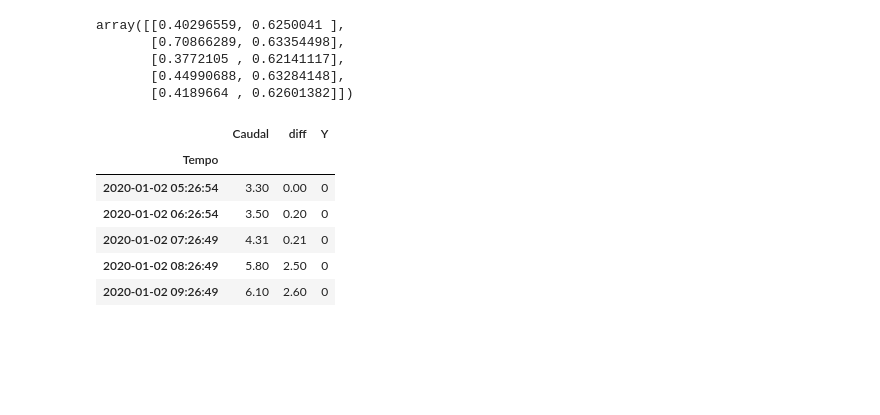
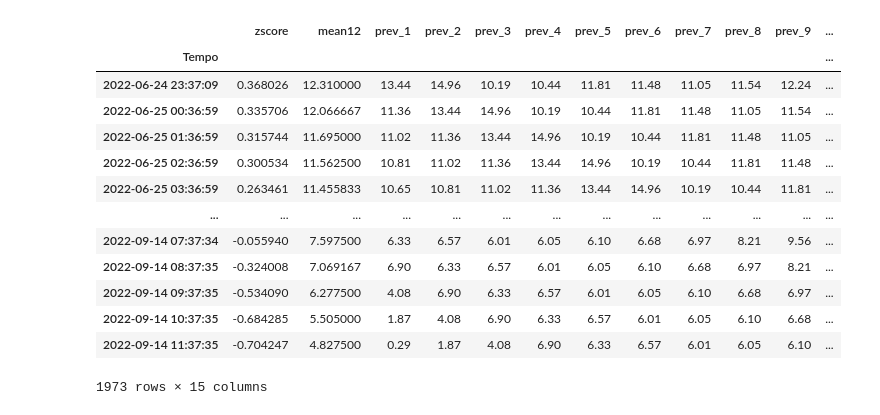
Before and after one commit to Francisc0F/projeto_licenciatura, a Jupyter notebook: caracterização de dados/Método random forest.ipynb, the cells around one changed output. Cells and saved outputs as stored; diff of their text form; code cells hidden in the pictures; blank space fills up the shorter version.

```diff
--- a/caracterização de dados/Método random forest.ipynb
+++ b/caracterização de dados/Método random forest.ipynb
@@ -62,7 +90,7 @@ for date in date_times:
     # subtract n days from the current date
     days = 5
     modified_date = date - timedelta(days=days)
-    for i in range(days - 2):
+    for i in range(days - 1):
         modified_dates.append(modified_date + timedelta(days=i+1))
 #print(modified_dates)
 
@@ -248,52 +208,36 @@ TypeError: cannot convert the series to <class 'float'>
-# %%
-clusters
-# %% [output]
-array([[0.40296559, 0.6250041 ],
-       [0.70866289, 0.63354498],
-       [0.3772105 , 0.62141117],
-       [0.44990688, 0.63284148],
-       [0.4189664 , 0.62601382]])
 # %%
-def prepDataSet(caudal):
-    #cau = caudal.resample('3H').max()
-    caudal['diff'] = caudal['Caudal'].diff()
-
-
-
-    '''diff2 = diff.diff()
-    diff3 = diff2.diff()
-    diff4 = diff3.diff()
-    diff5 = diff4.diff()
-    cau['diff2'] = diff
-    cau['diff3'] = diff2.diff()
-    cau['diff4'] = diff3.diff()
-    cau['diff5'] = diff4.diff()
-    cau['diff6'] = diff5.diff()'''
-
+def setSupervisedLearning(caudal):
+    copyCaudal = caudal.copy()
+    copyCaudal = copyCaudal.drop(columns=['Caudal', 'Caudal_normalized', 'norm_x', 'norm_y','timediff'])
     #cau['Weekday'] = cau.index.dayofweek
     #cau['month'] = cau.index.month
     # no data = '2022-06-13','2022-06-20', '2022-06-27',
-    values = ['2022-05-26', '2022-05-20', '2022-05-19','2022-05-12', '2022-07-01', '2022-07-08', '2022-08-04', '2022-08-29', '2022-10-07']
-    #np.where((abs(cau['diff6']) > 2), 3,0)
-    caudal['Y'] = np.where(caudal.index.isin(values), 1, 0)
-    #cau['Max'] = dfCaudal.resample('12H').max()
-    #cau['Min'] = dfCaudal.resample('12H').min()
-    #cau['Std'] = dfCaudal.resample('12H').std()
+    #print(modified_dates)
+    copyCaudal['Y'] = [1 if row in modified_dates else 0 for row in copyCaudal.index.date]
+
     #cau = cau.loc[cau.index < '2022-6-09']
-    caudal.dropna(inplace=True)
-    return caudal
+    copyCaudal.dropna(inplace=True)
+    return copyCaudal
 
 
-#data['diff6'].loc[cau.index > '2022-6-25'].plot()
+supervisedList = []
+for index, df in enumerate(dataSetList):
+    supervisedList.append(setSupervisedLearning(df))
 # %%
-data = prepDataSet(dfCaudal)
-data.head()
+supervisedList[-1]
 # %% [output]
-|  | Caudal | diff | Y |
-| Tempo |  |  |  |
-| 2020-01-02 05:26:54 | 3.30 | 0.00 | 0 |
-| 2020-01-02 06:26:54 | 3.50 | 0.20 | 0 |
-| 2020-01-02 07:26:49 | 4.31 | 0.21 | 0 |
-| 2020-01-02 08:26:49 | 5.80 | 2.50 | 0 |
-| 2020-01-02 09:26:49 | 6.10 | 2.60 | 0 |
+|  | zscore | mean12 | prev_1 | prev_2 | prev_3 | prev_4 | prev_5 | prev_6 | prev_7 | prev_8 | prev_9 | ... |
+| Tempo |  |  |  |  |  |  |  |  |  |  |  | ... |
+| 2022-06-24 23:37:09 | 0.368026 | 12.310000 | 13.44 | 14.96 | 10.19 | 10.44 | 11.81 | 11.48 | 11.05 | 11.54 | 12.24 | ... |
+| 2022-06-25 00:36:59 | 0.335706 | 12.066667 | 11.36 | 13.44 | 14.96 | 10.19 | 10.44 | 11.81 | 11.48 | 11.05 | 11.54 | ... |
+| 2022-06-25 01:36:59 | 0.315744 | 11.695000 | 11.02 | 11.36 | 13.44 | 14.96 | 10.19 | 10.44 | 11.81 | 11.48 | 11.05 | ... |
+| 2022-06-25 02:36:59 | 0.300534 | 11.562500 | 10.81 | 11.02 | 11.36 | 13.44 | 14.96 | 10.19 | 10.44 | 11.81 | 11.48 | ... |
+| 2022-06-25 03:36:59 | 0.263461 | 11.455833 | 10.65 | 10.81 | 11.02 | 11.36 | 13.44 | 14.96 | 10.19 | 10.44 | 11.81 | ... |
+| ... | ... | ... | ... | ... | ... | ... | ... | ... | ... | ... | ... | ... |
+| 2022-09-14 07:37:34 | -0.055940 | 7.597500 | 6.33 | 6.57 | 6.01 | 6.05 | 6.10 | 6.68 | 6.97 | 8.21 | 9.56 | ... |
+| 2022-09-14 08:37:35 | -0.324008 | 7.069167 | 6.90 | 6.33 | 6.57 | 6.01 | 6.05 | 6.10 | 6.68 | 6.97 | 8.21 | ... |
+| 2022-09-14 09:37:35 | -0.534090 | 6.277500 | 4.08 | 6.90 | 6.33 | 6.57 | 6.01 | 6.05 | 6.10 | 6.68 | 6.97 | ... |
+| 2022-09-14 10:37:35 | -0.684285 | 5.505000 | 1.87 | 4.08 | 6.90 | 6.33 | 6.57 | 6.01 | 6.05 | 6.10 | 6.68 | ... |
+| 2022-09-14 11:37:35 | -0.704247 | 4.827500 | 0.29 | 1.87 | 4.08 | 6.90 | 6.33 | 6.57 | 6.01 | 6.05 | 6.10 | ... |
+1973 rows × 15 columns
 # %%
```
Also changed, not shown: parts of 19 cells of this notebook.
